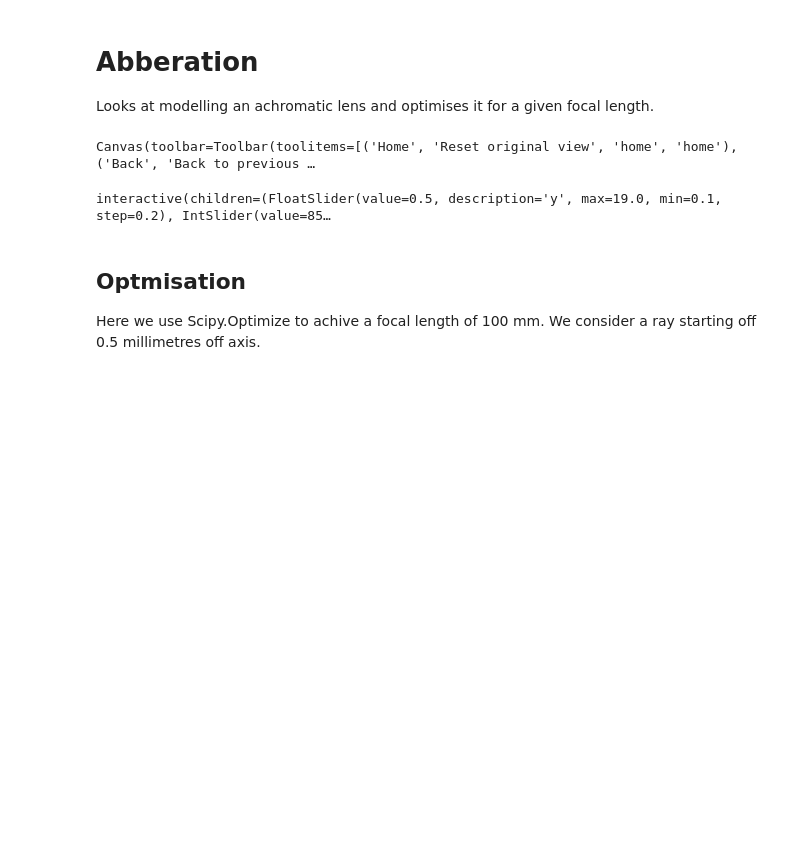
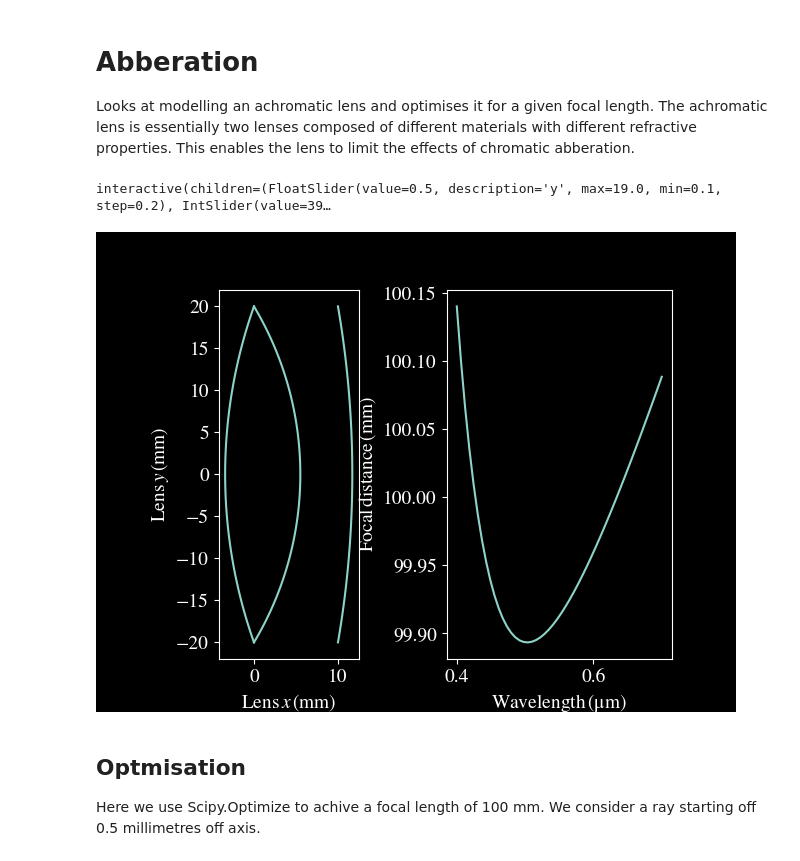
Before and after one commit to tms-ninja/geometrical-ray-tracing, a Jupyter notebook: examples/aberration.ipynb, the cells around one changed output. Cells and saved outputs as stored; diff of their text form; code cells hidden in the pictures; blank space fills up the shorter version.

```diff
--- a/examples/aberration.ipynb
+++ b/examples/aberration.ipynb
@@ -1,6 +1,6 @@
 # %% [markdown]
 # Abberation
-Looks at modelling an achromatic lens and optimises it for a given focal length.
+Looks at modelling an achromatic lens and optimises it for a given focal length. The achromatic lens is essentially two lenses composed of different materials with different refractive properties. This enables the lens to limit the effects of chromatic abberation.
 # %%
 %matplotlib widget
 import numpy as np
@@ -243,37 +243,37 @@ ax2.set_ylabel("$\mathrm{Focal} \, \mathrm{distance} \, (\mathrm{mm})$")
 
 def event_handler(y, R_mid, R_right):
 
     doub.update_R_mid(R_mid)
     doub.update_R_right(R_right)
 
     # Update lens shape first
     for sub_comp, line in zip(crawl(doub.plot()), comp_lines):
         c_x, c_y = sub_comp.T
 
         line.set_xdata(c_x)
         line.set_ydata(c_y)
 
 
     ax1.relim()
     ax1.autoscale_view()
 
     # Update the focus point
     new_data = plot(y=y, wavelengths=wav)
 
     focus_line.set_ydata(new_data)
 
     ax2.relim()
     ax2.autoscale_view()
 
     fig.canvas.draw_idle()
 
 interact(event_handler,
          y=widgets.FloatSlider(min=0.1, max=19.0, step=0.2, value=0.5),
-         R_mid=widgets.IntSlider(min=24, max=100, step=1, value=85),
-         R_right=widgets.IntSlider(min=21, max=120, step=1, value=85));
+         R_mid=widgets.IntSlider(min=24, max=100, step=1, value=39),
+         R_right=widgets.IntSlider(min=21, max=120, step=1, value=118));
 # %% [output]
-Canvas(toolbar=Toolbar(toolitems=[('Home', 'Reset original view', 'home', 'home'), ('Back', 'Back to previous …
+interactive(children=(FloatSlider(value=0.5, description='y', max=19.0, min=0.1, step=0.2), IntSlider(value=39…
-interactive(children=(FloatSlider(value=0.5, description='y', max=19.0, min=0.1, step=0.2), IntSlider(value=85…
+[figure, added]
 # %% [markdown]
 ## Optmisation
 Here we use Scipy.Optimize to achive a focal length of 100 mm. We consider a ray starting off 0.5 millimetres off axis.
```
Also changed, not shown: parts of 2 cells of this notebook.
